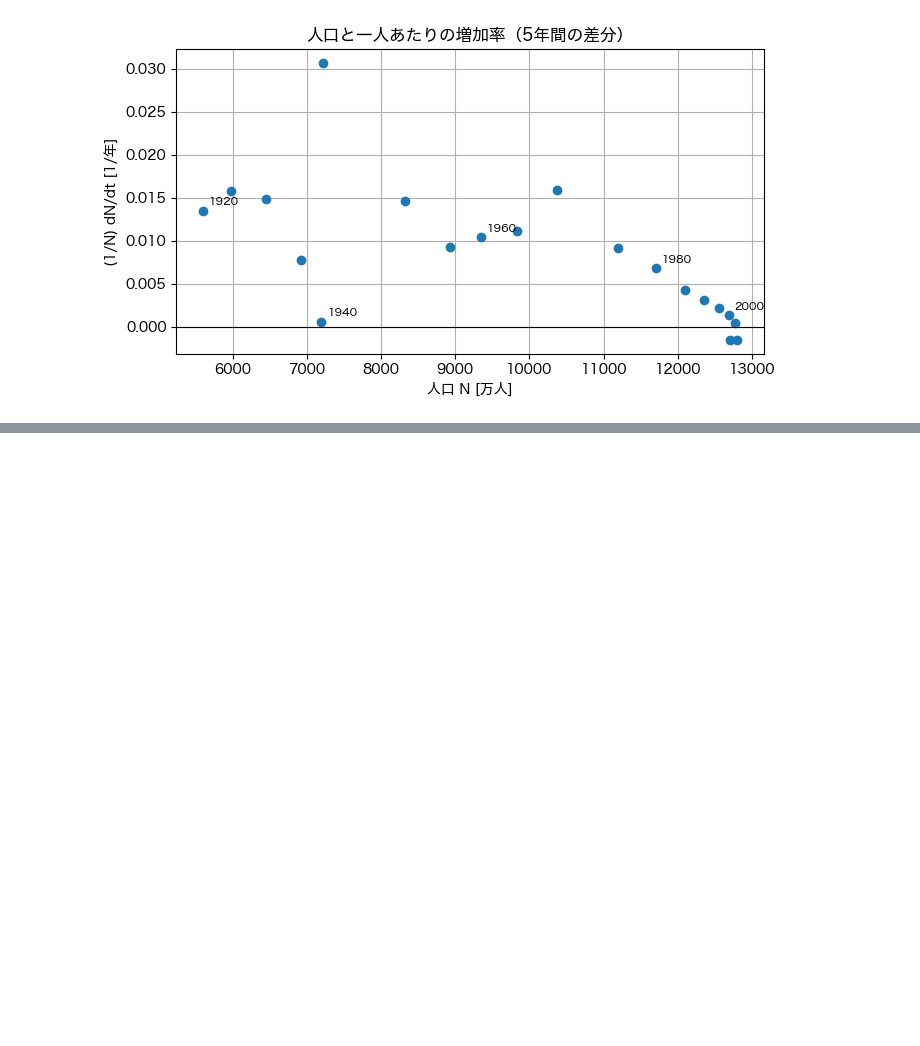
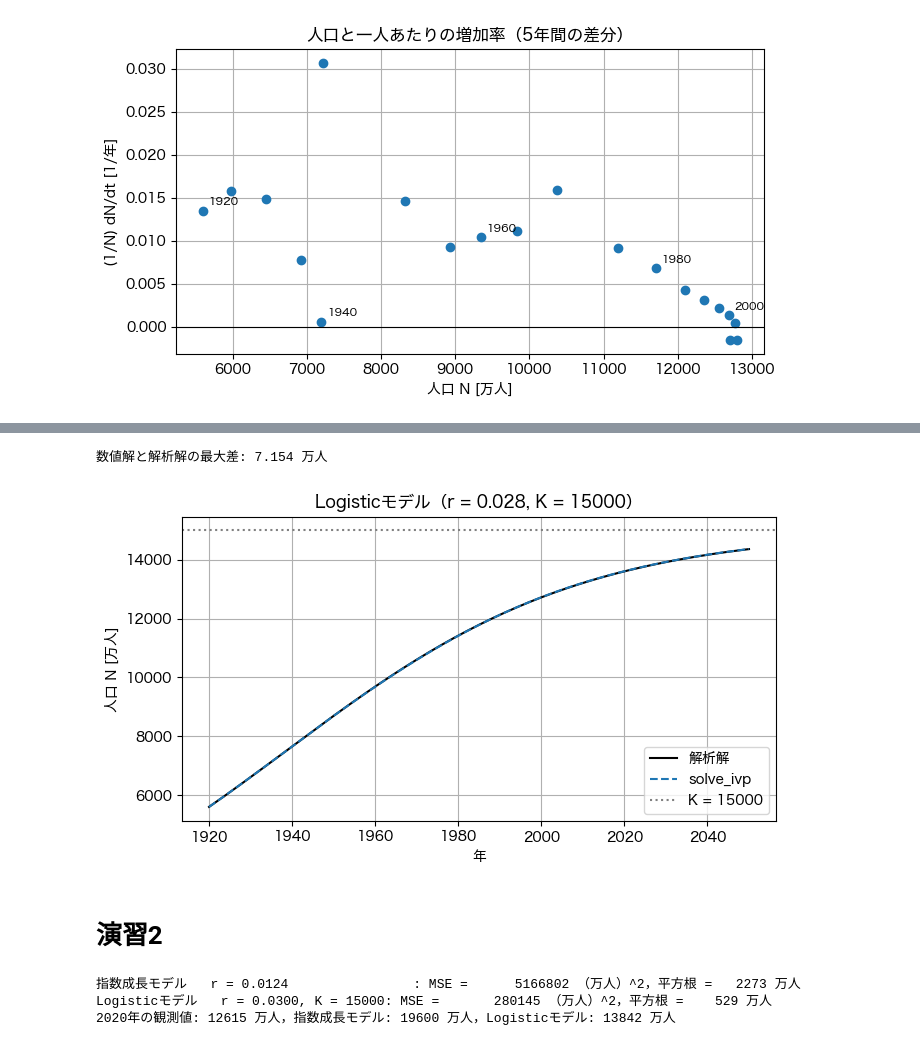
Before and after one commit to k16kgw/Class_Josai_AppliedProgrammingII, a Jupyter notebook: class/04/notebooks/logistic.ipynb, the cells around one changed output, grey strips where cells are left out. Drawn from its saved outputs; the diff is of its cells as text; code cells hidden in the pictures; blank space fills up the shorter version.

```diff
--- a/class/04/notebooks/logistic.ipynb
+++ b/class/04/notebooks/logistic.ipynb
@@ -80,0 +139,42 @@ plt.show()
+# %%
+def logistic_rhs(t, N, r, K):
+    """Logisticモデル dN/dt = r N (1 - N/K) の右辺．"""
+    return r * N * (1 - N / K)
+
+
+def logistic_solution(t, N0, r, K, t0=0.0):
+    """dN/dt = r N (1 - N/K), N(t0) = N0 の解析解を返す．"""
+    return K / (1 + ((K - N0) / N0) * np.exp(-r * (t - t0)))
+# %%
+# パラメタ（まず手で選ぶ）
+r_trial = 0.028       # 内的自然増加率 [1/年]
+K_trial = 15000.0    # 環境収容力 [万人]
+
+# 計算区間：1920年から2050年まで
+t_span = (0.0, 130.0)
+t_eval = np.arange(0.0, 131.0)
+
+sol = solve_ivp(logistic_rhs, t_span, [N0], t_eval=t_eval, args=(r_trial, K_trial))
+N_numeric = sol.y[0]
+N_analytic = logistic_solution(t_eval, N0, r_trial, K_trial)
+
+print(f"数値解と解析解の最大差: {np.max(np.abs(N_numeric - N_analytic)):.3f} 万人")
+# %% [output]
+数値解と解析解の最大差: 7.154 万人
+# %%
+fig, ax = plt.subplots(figsize=(7, 4))
+ax.plot(1920 + t_eval, N_analytic, color="black", label="解析解")
+ax.plot(1920 + t_eval, N_numeric, linestyle="--", label="solve_ivp")
+ax.axhline(K_trial, color="gray", linestyle=":", label=f"K = {K_trial:.0f}")
+ax.set_title(f"Logisticモデル（r = {r_trial}, K = {K_trial:.0f}）")
+ax.set_xlabel("年")
+ax.set_ylabel("人口 N [万人]")
+ax.grid(True)
+ax.legend()
+fig.tight_layout()
+fig.savefig(FIGURE_DIR / "logistic_analytic_vs_numeric.png", dpi=150)
+plt.show()
+# %% [output]
+[figure, added]
+# %% [markdown]
+# 演習2
@@ -80,0 +195,13 @@ plt.show()
+# %%
+residual_exp = y_obs - N_exp
+residual_log = y_obs - N_log
+mse_exp = mean_squared_error(y_obs, N_exp)
+mse_log = mean_squared_error(y_obs, N_log)
+
+print(f"指数成長モデル   r = {r_exp:.4f}                : MSE = {mse_exp:12.0f} （万人）^2，平方根 = {np.sqrt(mse_exp):6.0f} 万人")
+print(f"Logisticモデル   r = {r_trial:.4f}, K = {K_trial:.0f}: MSE = {mse_log:12.0f} （万人）^2，平方根 = {np.sqrt(mse_log):6.0f} 万人")
+print(f"2020年の観測値: {y_obs[-1]:.0f} 万人，指数成長モデル: {N_exp[-1]:.0f} 万人，Logisticモデル: {N_log[-1]:.0f} 万人")
+# %% [output]
+指数成長モデル   r = 0.0124                : MSE =      5166802 （万人）^2，平方根 =   2273 万人
+Logisticモデル   r = 0.0300, K = 15000: MSE =       280145 （万人）^2，平方根 =    529 万人
+2020年の観測値: 12615 万人，指数成長モデル: 19600 万人，Logisticモデル: 13842 万人
```
Also changed, not shown: parts of 5 cells of this notebook, 4 other files.
